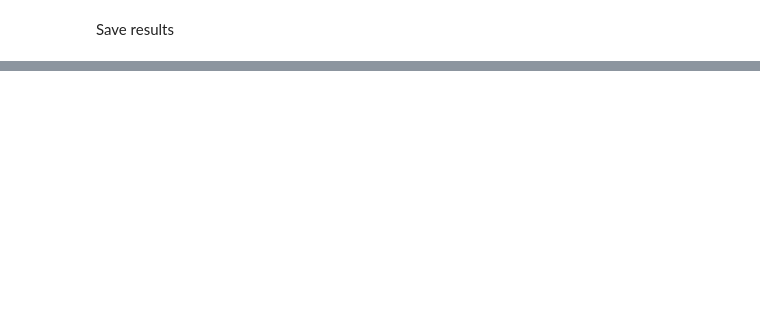
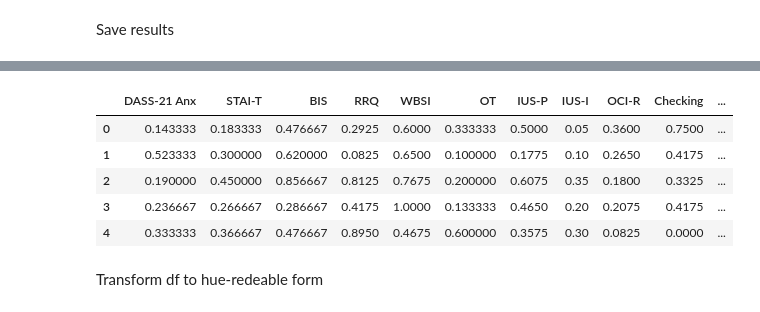
Before and after one commit to abelowska/erroneurous, a Jupyter notebook: notebooks/behavioral_results.ipynb, the cells around one changed output, grey strips where cells are left out. Cells and saved outputs as stored; diff of their text form; code cells hidden in the pictures; blank space fills up the shorter version.

```diff
--- a/notebooks/behavioral_results.ipynb
+++ b/notebooks/behavioral_results.ipynb
@@ -766,0 +785,30 @@ corr_test.to_csv("public_results/results/quastionnaires/correlations_questionnai
+# %%
+df = questionnaire_results_train.copy()
+
+df["DASS-21 Anx"] = (df["DASS-21 Anx"] - 1)/3
+df["STAI-T"] = (df["STAI-T"] -1 ) /3
+df["BIS"] = (df["BIS"]-1 ) /3
+df["RRQ"] = (df["RRQ"]-1 ) /4
+df["WBSI"] = (df["WBSI"]-1 ) /4
+df["OT"] = (df["OT"] -1) /6
+df["IUS-P"] = (df["IUS-P"]-1 ) /4
+df["IUS-I"] = (df["IUS-I"]-1 ) /4
+df["OCI-R"] = (df["OCI-R"]-1 ) /4
+df["Checking"] = (df["Checking"]-1 ) /4
+df["Hoarding"] = (df["Hoarding"]-1 ) /4
+df["Obsessing"] = (df["Obsessing"]-1 ) /4
+df["Ordering"] = (df["Ordering"]-1 ) /4
+df["Neutralizing"] = (df["Neutralizing"]-1 ) /4
+df["Washing"] = (df["Washing"]-1 ) /4
+df["SES"] = (df["SES"]-1 ) /3
+# %%
+df.head()
+# %% [output]
+|  | DASS-21 Anx | STAI-T | BIS | RRQ | WBSI | OT | IUS-P | IUS-I | OCI-R | Checking | ... |
+| 0 | 0.143333 | 0.183333 | 0.476667 | 0.2925 | 0.6000 | 0.333333 | 0.5000 | 0.05 | 0.3600 | 0.7500 | ... |
+| 1 | 0.523333 | 0.300000 | 0.620000 | 0.0825 | 0.6500 | 0.100000 | 0.1775 | 0.10 | 0.2650 | 0.4175 | ... |
+| 2 | 0.190000 | 0.450000 | 0.856667 | 0.8125 | 0.7675 | 0.200000 | 0.6075 | 0.35 | 0.1800 | 0.3325 | ... |
+| 3 | 0.236667 | 0.266667 | 0.286667 | 0.4175 | 1.0000 | 0.133333 | 0.4650 | 0.20 | 0.2075 | 0.4175 | ... |
+| 4 | 0.333333 | 0.366667 | 0.476667 | 0.8950 | 0.4675 | 0.600000 | 0.3575 | 0.30 | 0.0825 | 0.0000 | ... |
+# %% [markdown]
+Transform df to hue-redeable form
```
Also changed, not shown: parts of 27 cells of this notebook.
